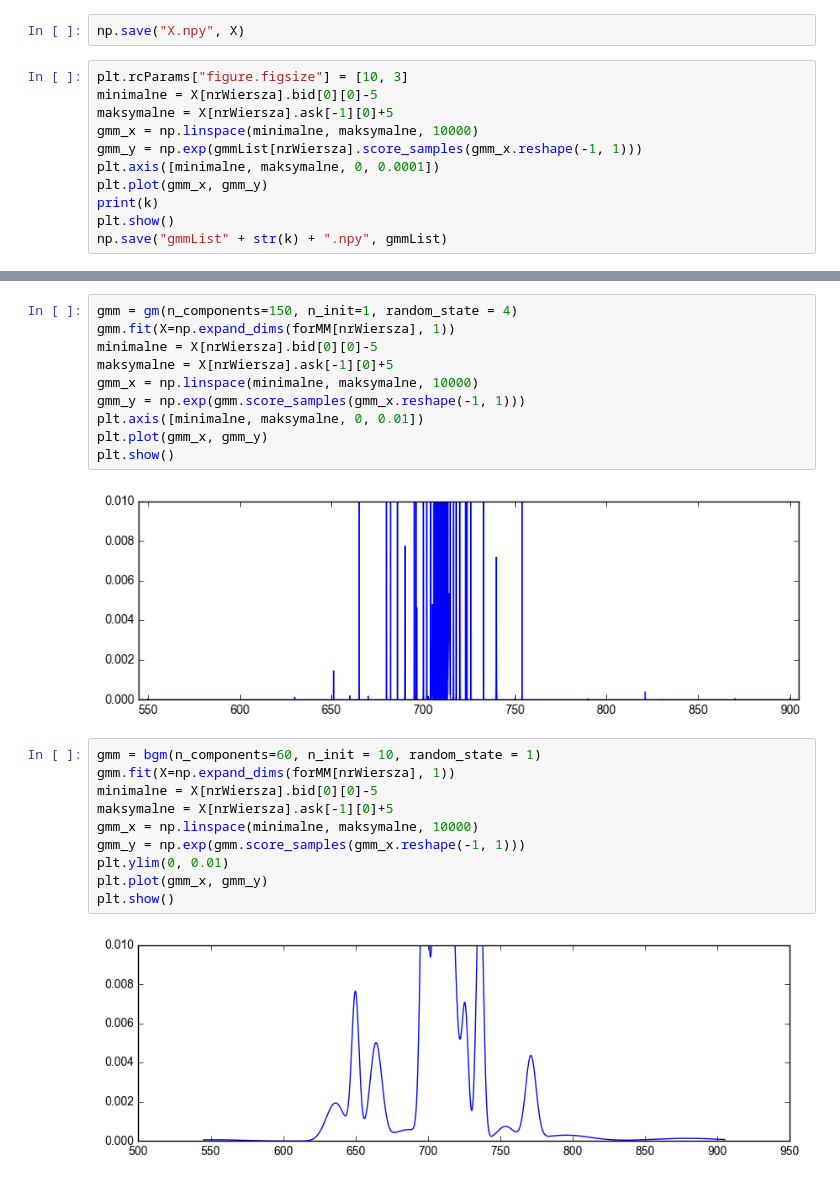
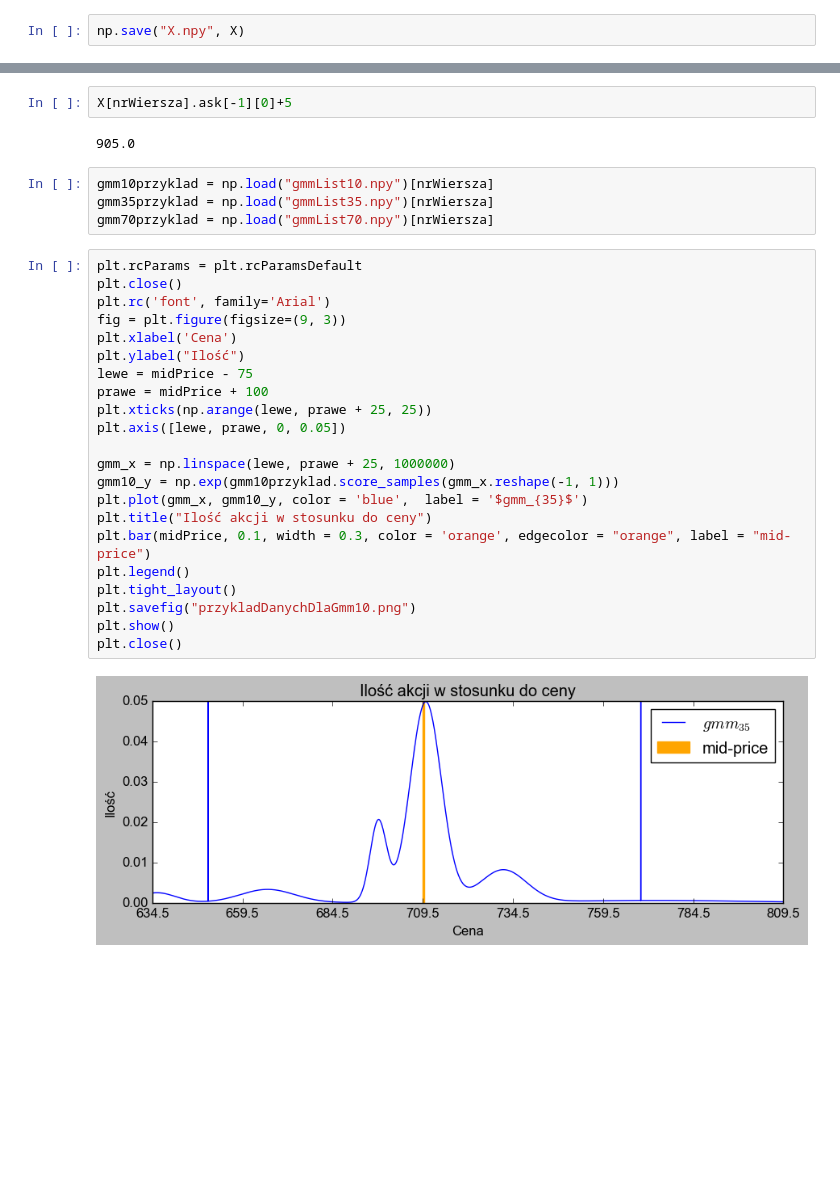
Before and after one commit to DawPawel/PracaLicencjacka, a Jupyter notebook: ostateczne/GenerowanieStruktur.ipynb, the cells around one changed output, grey strips where cells are left out. Cells and saved outputs as stored; diff of their text form; blank space fills up the shorter version.

```diff
--- a/ostateczne/GenerowanieStruktur.ipynb
+++ b/ostateczne/GenerowanieStruktur.ipynb
@@ -482,14 +455,3 @@ for k in [5, 10, 15, 20, 25, 30, 35, 40, 50, 60, 70, 80]:
 ... (12 outputs left out)
 # %%
 np.save("X.npy", X)
-# %%
-plt.rcParams["figure.figsize"] = [10, 3]
-minimalne = X[nrWiersza].bid[0][0]-5
-maksymalne = X[nrWiersza].ask[-1][0]+5
-gmm_x = np.linspace(minimalne, maksymalne, 10000)
-gmm_y = np.exp(gmmList[nrWiersza].score_samples(gmm_x.reshape(-1, 1)))
-plt.axis([minimalne, maksymalne, 0, 0.0001])
-plt.plot(gmm_x, gmm_y)
-print(k)
-plt.show()
-np.save("gmmList" + str(k) + ".npy", gmmList)
@@ -499,24 +458,32 @@ np.save("gmmList" + str(k) + ".npy", gmmList)
-# %%
-gmm = gm(n_components=150, n_init=1, random_state = 4)
-gmm.fit(X=np.expand_dims(forMM[nrWiersza], 1))
-minimalne = X[nrWiersza].bid[0][0]-5
-maksymalne = X[nrWiersza].ask[-1][0]+5
-gmm_x = np.linspace(minimalne, maksymalne, 10000)
-gmm_y = np.exp(gmm.score_samples(gmm_x.reshape(-1, 1)))
-plt.axis([minimalne, maksymalne, 0, 0.01])
-plt.plot(gmm_x, gmm_y)
-plt.show()
-# %% [output]
-[figure, removed]
-# %%
-gmm = bgm(n_components=60, n_init = 10, random_state = 1)
-gmm.fit(X=np.expand_dims(forMM[nrWiersza], 1))
-minimalne = X[nrWiersza].bid[0][0]-5
-maksymalne = X[nrWiersza].ask[-1][0]+5
-gmm_x = np.linspace(minimalne, maksymalne, 10000)
-gmm_y = np.exp(gmm.score_samples(gmm_x.reshape(-1, 1)))
-plt.ylim(0, 0.01)
-plt.plot(gmm_x, gmm_y)
-plt.show()
-# %% [output]
-[figure, removed]
+# %%
+X[nrWiersza].ask[-1][0]+5
+# %% [output]
+905.0
+# %%
+gmm10przyklad = np.load("gmmList10.npy")[nrWiersza]
+gmm35przyklad = np.load("gmmList35.npy")[nrWiersza]
+gmm70przyklad = np.load("gmmList70.npy")[nrWiersza]
+# %%
+plt.rcParams = plt.rcParamsDefault
+plt.close()
+plt.rc('font', family='Arial')
+fig = plt.figure(figsize=(9, 3))
+plt.xlabel('Cena')
+plt.ylabel("Ilość")
+lewe = midPrice - 75
+prawe = midPrice + 100
+plt.xticks(np.arange(lewe, prawe + 25, 25))
+plt.axis([lewe, prawe, 0, 0.05])
+
+gmm_x = np.linspace(lewe, prawe + 25, 1000000)
+gmm10_y = np.exp(gmm10przyklad.score_samples(gmm_x.reshape(-1, 1)))
+plt.plot(gmm_x, gmm10_y, color = 'blue',  label = '$gmm_{35}$')
+plt.title("Ilość akcji w stosunku do ceny")
+plt.bar(midPrice, 0.1, width = 0.3, color = 'orange', edgecolor = "orange", label = "mid-price")
+plt.legend()
+plt.tight_layout()
+plt.savefig("przykladDanychDlaGmm10.png")
+plt.show()
+plt.close()
+# %% [output]
+[figure, added]
```
Also changed, not shown: parts of 10 cells of this notebook, 49 other files.
